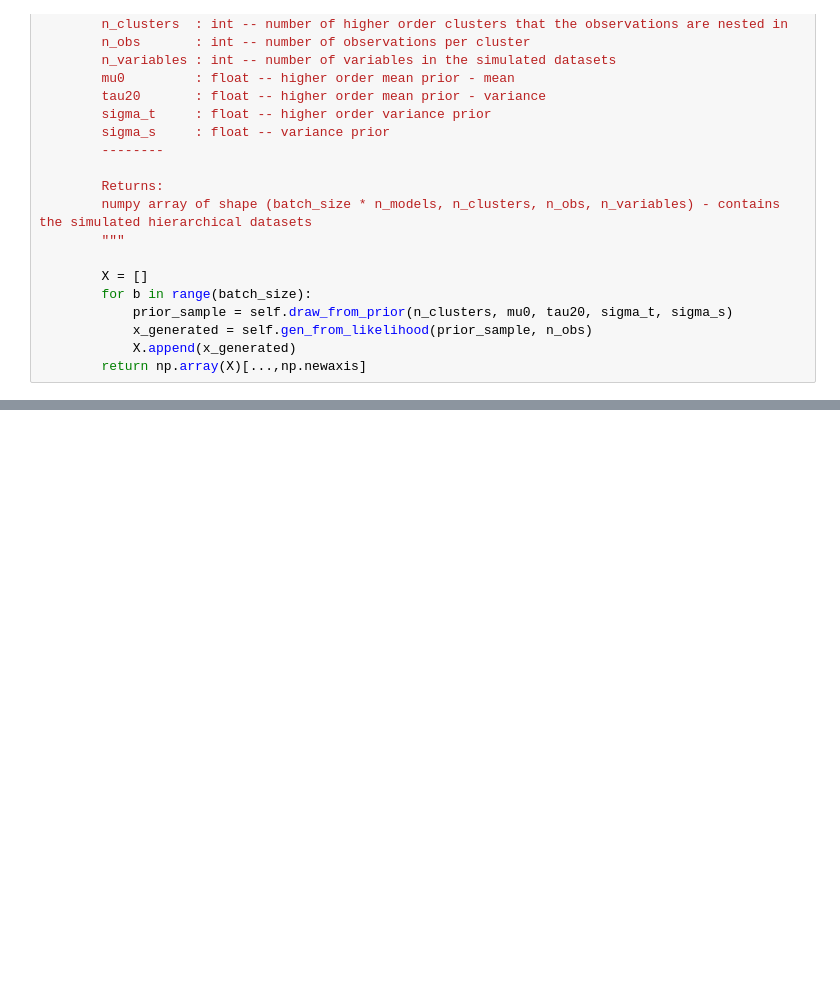
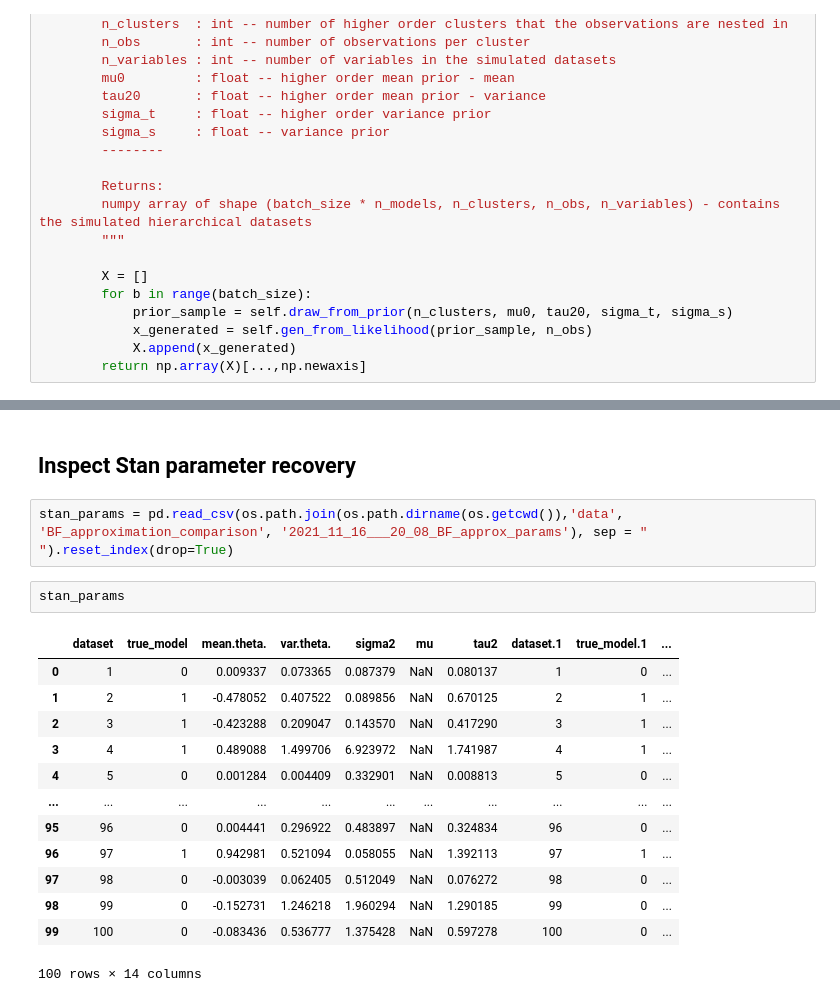
Before and after one commit to elseml/DeepHierarchicalModelComparison, a Jupyter notebook: Python code/New_simulator_halfnormal.ipynb, the cells around one changed output, grey strips where cells are left out. Saved outputs shown, nothing was run; the diff lists cells and outputs as text; blank space fills up the shorter version.

```diff
--- a/Python code/New_simulator_halfnormal.ipynb
+++ b/Python code/New_simulator_halfnormal.ipynb
@@ -96,0 +325,20 @@ class HierarchicalNormalSimulator:
+# %% [markdown]
+## Inspect Stan parameter recovery
+# %%
+stan_params = pd.read_csv(os.path.join(os.path.dirname(os.getcwd()),'data', 'BF_approximation_comparison', '2021_11_16___20_08_BF_approx_params'), sep = " ").reset_index(drop=True)
+# %%
+stan_params
+# %% [output]
+|  | dataset | true_model | mean.theta. | var.theta. | sigma2 | mu | tau2 | dataset.1 | true_model.1 | ... |
+| 0 | 1 | 0 | 0.009337 | 0.073365 | 0.087379 | NaN | 0.080137 | 1 | 0 | ... |
+| 1 | 2 | 1 | -0.478052 | 0.407522 | 0.089856 | NaN | 0.670125 | 2 | 1 | ... |
+| 2 | 3 | 1 | -0.423288 | 0.209047 | 0.143570 | NaN | 0.417290 | 3 | 1 | ... |
+| 3 | 4 | 1 | 0.489088 | 1.499706 | 6.923972 | NaN | 1.741987 | 4 | 1 | ... |
+| 4 | 5 | 0 | 0.001284 | 0.004409 | 0.332901 | NaN | 0.008813 | 5 | 0 | ... |
+| ... | ... | ... | ... | ... | ... | ... | ... | ... | ... | ... |
+| 95 | 96 | 0 | 0.004441 | 0.296922 | 0.483897 | NaN | 0.324834 | 96 | 0 | ... |
+| 96 | 97 | 1 | 0.942981 | 0.521094 | 0.058055 | NaN | 1.392113 | 97 | 1 | ... |
+| 97 | 98 | 0 | -0.003039 | 0.062405 | 0.512049 | NaN | 0.076272 | 98 | 0 | ... |
+| 98 | 99 | 0 | -0.152731 | 1.246218 | 1.960294 | NaN | 1.290185 | 99 | 0 | ... |
+| 99 | 100 | 0 | -0.083436 | 0.536777 | 1.375428 | NaN | 0.597278 | 100 | 0 | ... |
+100 rows × 14 columns
```
Also changed, not shown: parts of 11 cells of this notebook.
